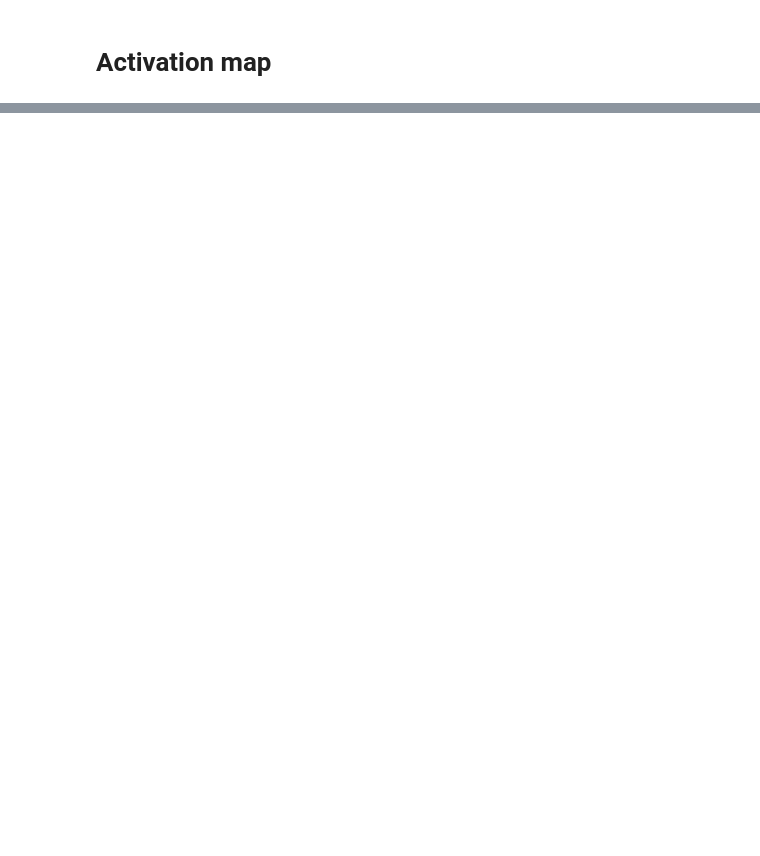
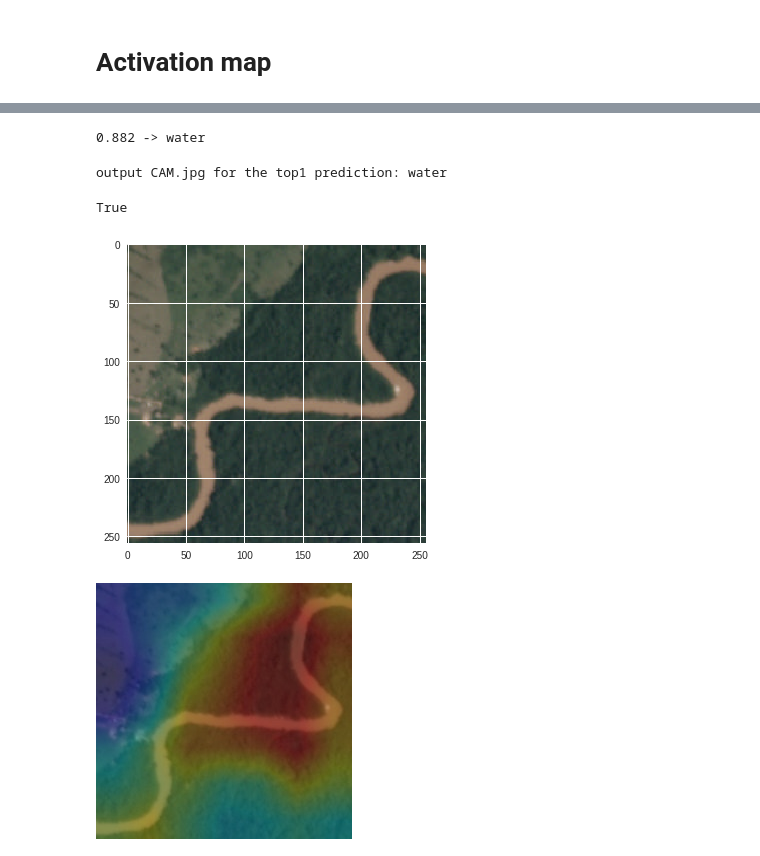
Before and after one commit to ebgv/Planet--Understanding-the-Amazon-from-Space, a Jupyter notebook: building_resnet_model_with_activation.ipynb, the cells around one changed output, grey strips where cells are left out. Cells and saved outputs as stored; diff of their text form; code cells hidden in the pictures; blank space fills up the shorter version.

```diff
--- a/building_resnet_model_with_activation.ipynb
+++ b/building_resnet_model_with_activation.ipynb
@@ -360,0 +350,52 @@ plt.show()
+# %%
+path = "/content/data/sample/test/water/train_30639.jpg"
+
+from PIL import Image
+img_pil = Image.open(path)
+img_pil = img_pil.convert('RGB')
+img_tensor = preprocess(img_pil)
+
+features_blobs = []
+img_variable = img_tensor.unsqueeze(0)
+img_variable.shape
+logit = conv_class(img_variable)
+
+h_x = F.softmax(logit, dim=1).data.squeeze()
+probs, idx = h_x.sort(0, True)
+probs = probs.numpy()
+idx = idx.numpy()
+# %%
+# output the prediction
+for i in range(0, 1):
+    print('{:.3f} -> {}'.format(probs[i], classes[idx[i]]))
+# %% [output]
+0.882 -> water
+# %%
+# generate class activation mapping for the top1 prediction
+CAMs = returnCAM(features_blobs[0], weight_softmax, [idx[0]])
+
+# render the CAM and output
+print('output CAM.jpg for the top1 prediction: %s'%classes[idx[0]])
+img = cv2.imread(path)
+height, width, _ = img.shape
+heatmap = cv2.applyColorMap(cv2.resize(CAMs[0],(width, height)), cv2.COLORMAP_JET)
+result = heatmap * 0.3 + img * 0.5
+cv2.imwrite('CAM.jpg', result)
+# %% [output]
+output CAM.jpg for the top1 prediction: water
+True
+# %%
+# print original image
+import matplotlib.pyplot as plt
+import matplotlib.image as mpimg
+
+img = mpimg.imread(path)
+imgplot = plt.imshow(img)
+plt.show()
+
+# print activation map
+from IPython.display import Image
+Image("CAM.jpg")
+# %% [output]
+[figure, added]
+[figure, added]
```
Also changed, not shown: parts of 20 cells of this notebook.
